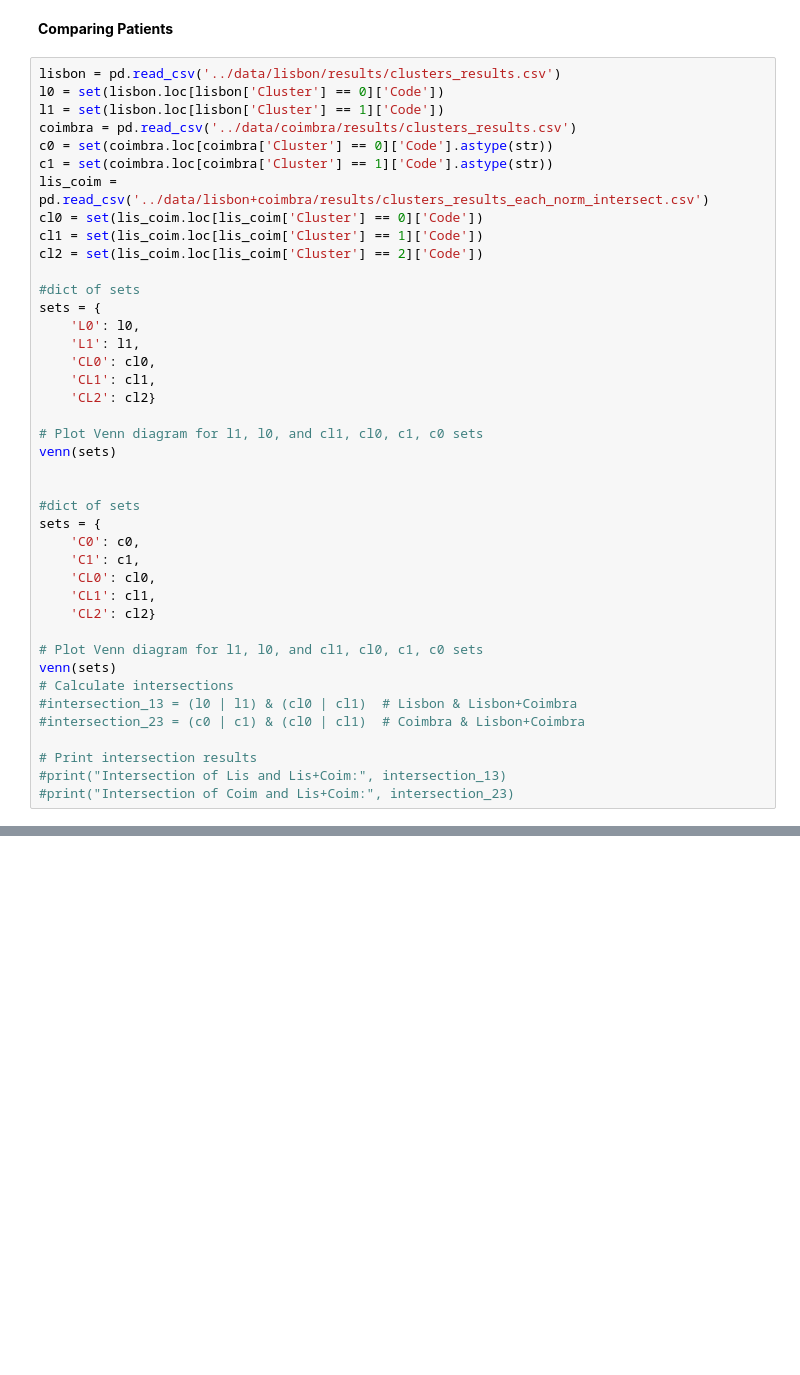
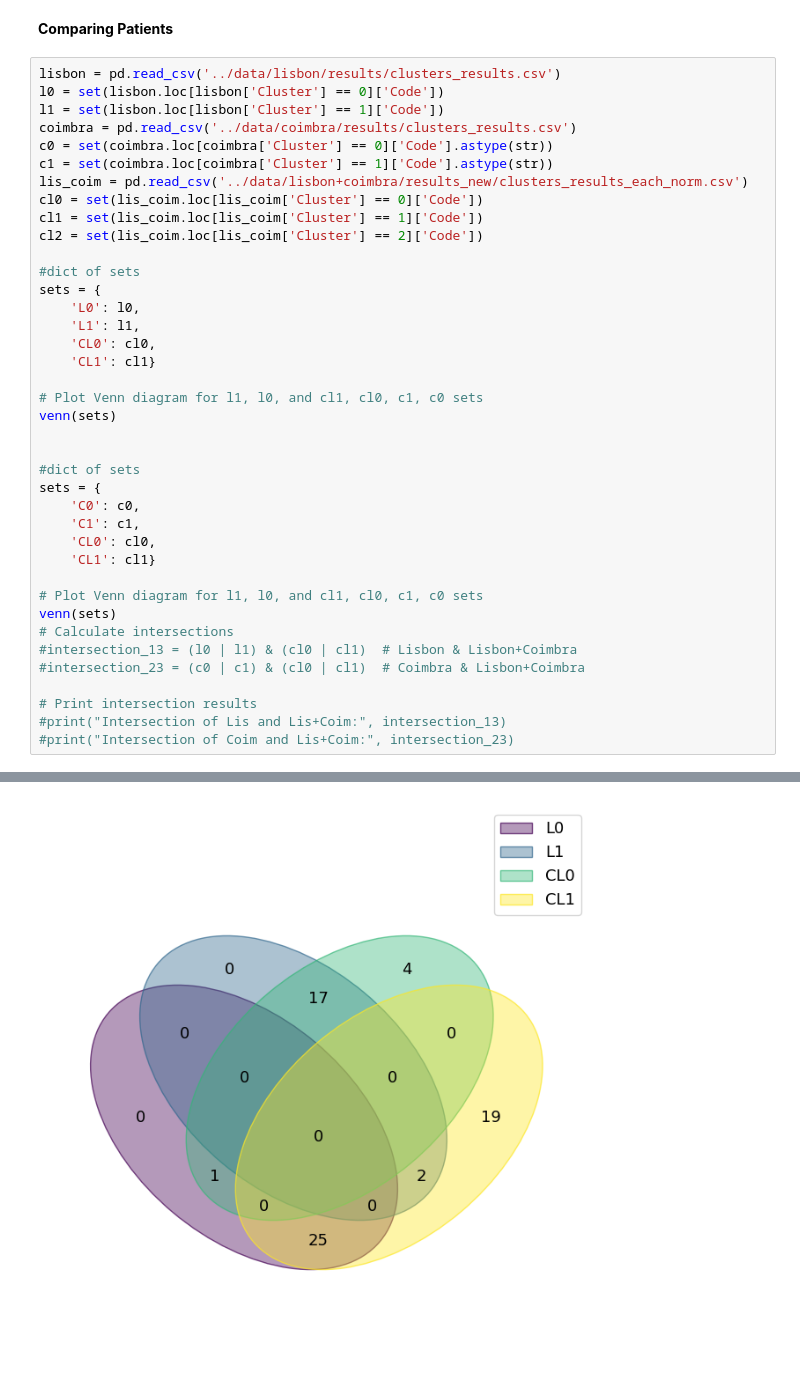
Before and after one commit to Daniela000/Alzheimer, a Jupyter notebook: code/patient_stratification_rf.ipynb, the cells around one changed output, grey strips where cells are left out. Cells and saved outputs as stored; diff of their text form; blank space fills up the shorter version.

```diff
--- a/code/patient_stratification_rf.ipynb
+++ b/code/patient_stratification_rf.ipynb
@@ -294,7 +340,7 @@ l1 = set(lisbon.loc[lisbon['Cluster'] == 1]['Code'])
 coimbra = pd.read_csv('../data/coimbra/results/clusters_results.csv')
 c0 = set(coimbra.loc[coimbra['Cluster'] == 0]['Code'].astype(str))
 c1 = set(coimbra.loc[coimbra['Cluster'] == 1]['Code'].astype(str))
-lis_coim = pd.read_csv('../data/lisbon+coimbra/results/clusters_results_each_norm_intersect.csv')
+lis_coim = pd.read_csv('../data/lisbon+coimbra/results_new/clusters_results_each_norm.csv')
 cl0 = set(lis_coim.loc[lis_coim['Cluster'] == 0]['Code'])
 cl1 = set(lis_coim.loc[lis_coim['Cluster'] == 1]['Code'])
 cl2 = set(lis_coim.loc[lis_coim['Cluster'] == 2]['Code'])
@@ -304,8 +350,7 @@ sets = {
     'L0': l0,
     'L1': l1,
     'CL0': cl0,
-    'CL1': cl1,
-    'CL2': cl2}
+    'CL1': cl1}
 
 # Plot Venn diagram for l1, l0, and cl1, cl0, c1, c0 sets
 venn(sets)
@@ -316,8 +361,7 @@ sets = {
     'C0': c0,
     'C1': c1,
     'CL0': cl0,
-    'CL1': cl1,
-    'CL2': cl2}
+    'CL1': cl1}
 
 # Plot Venn diagram for l1, l0, and cl1, cl0, c1, c0 sets
 venn(sets)
@@ -332,0 +377 @@ NameError: name 'venny5py' is not defined
+[figure, added]
```
Also changed, not shown: parts of 9 cells of this notebook, 2 other files.
